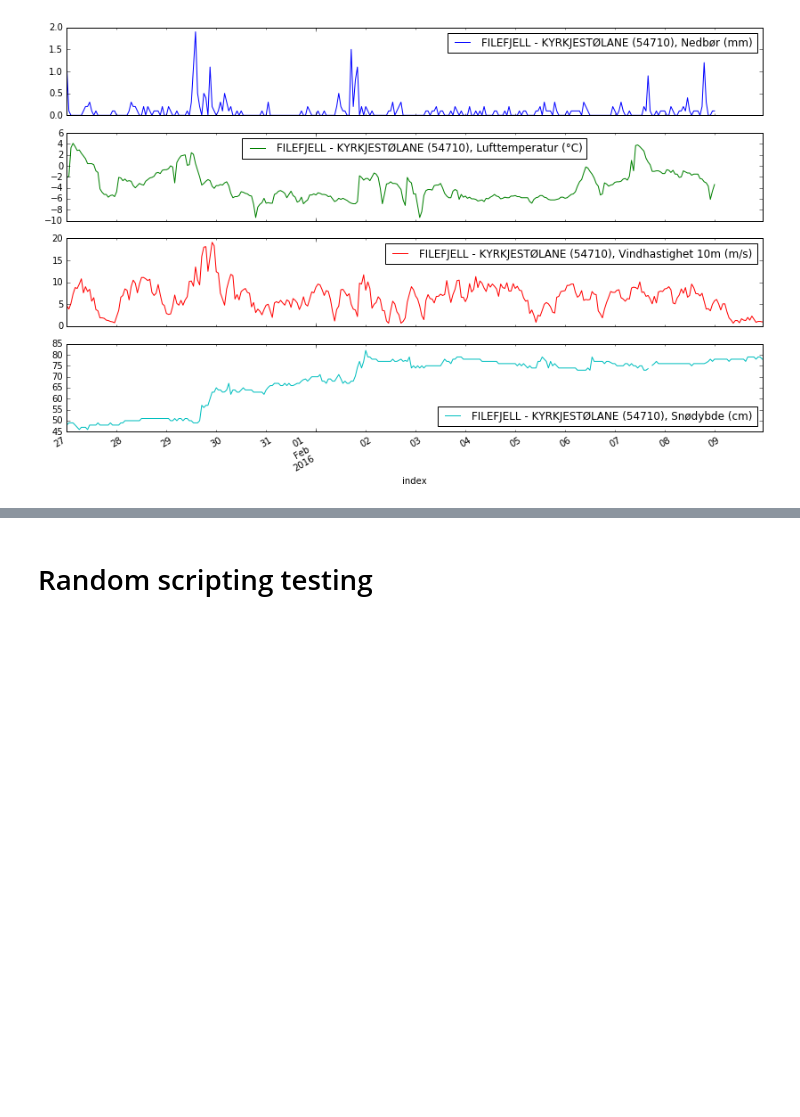
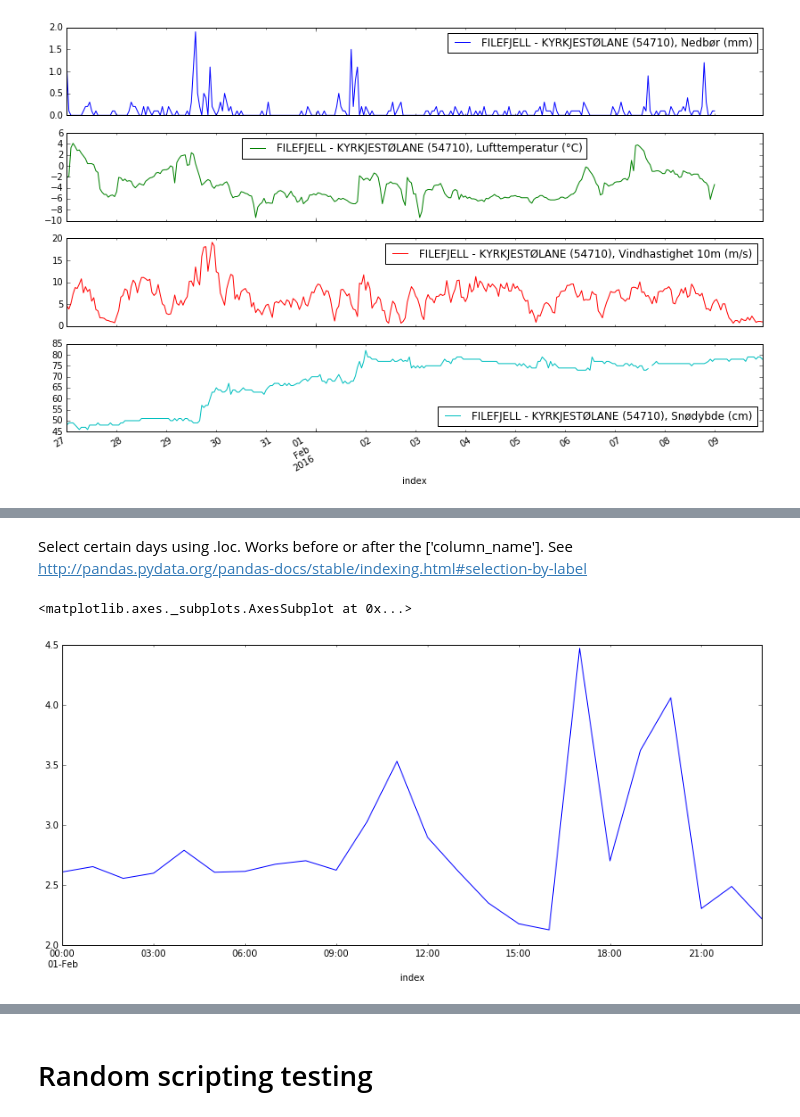
Before and after one commit to kmunve/APS, a Jupyter notebook: aps/notebooks/new_snow_problem.ipynb, the cells around one changed output, grey strips where cells are left out. Cells and saved outputs as stored; diff of their text form; code cells hidden in the pictures; blank space fills up the shorter version.

```diff
--- a/aps/notebooks/new_snow_problem.ipynb
+++ b/aps/notebooks/new_snow_problem.ipynb
@@ -166,0 +203,7 @@ array([<matplotlib.axes._subplots.AxesSubplot object at 0x...>,
+# %% [markdown]
+Select certain days using .loc. Works before or after the ['column_name']. See http://pandas.pydata.org/pandas-docs/stable/indexing.html#selection-by-label
+# %%
+df.loc['20160201']['new_snow_score'].plot()
+# %% [output]
+<matplotlib.axes._subplots.AxesSubplot at 0x...>
+[figure, added]
```
Also changed, not shown: parts of 15 cells of this notebook.
